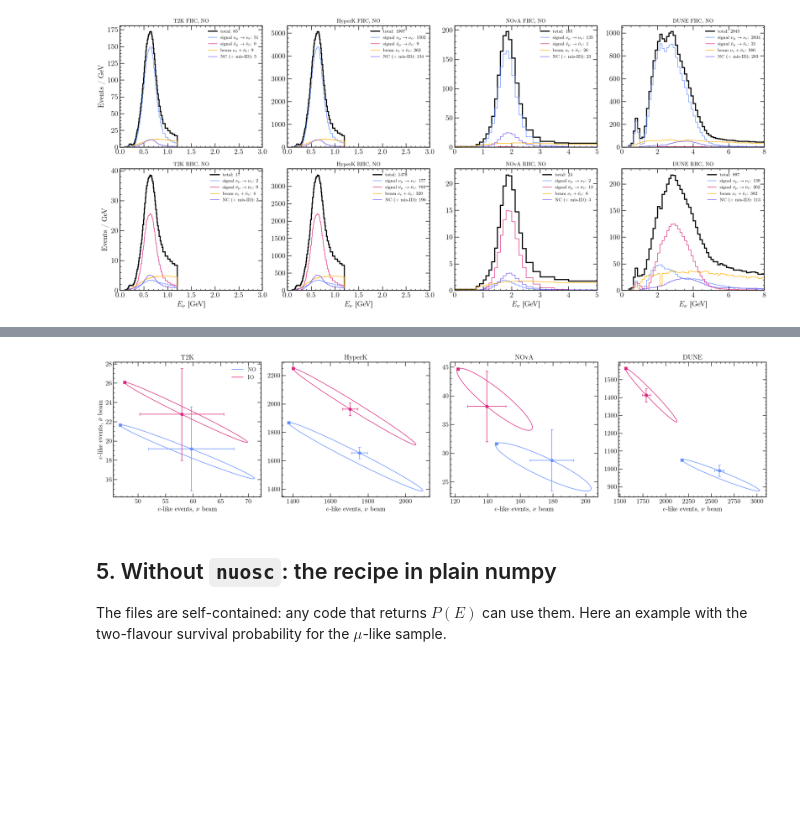
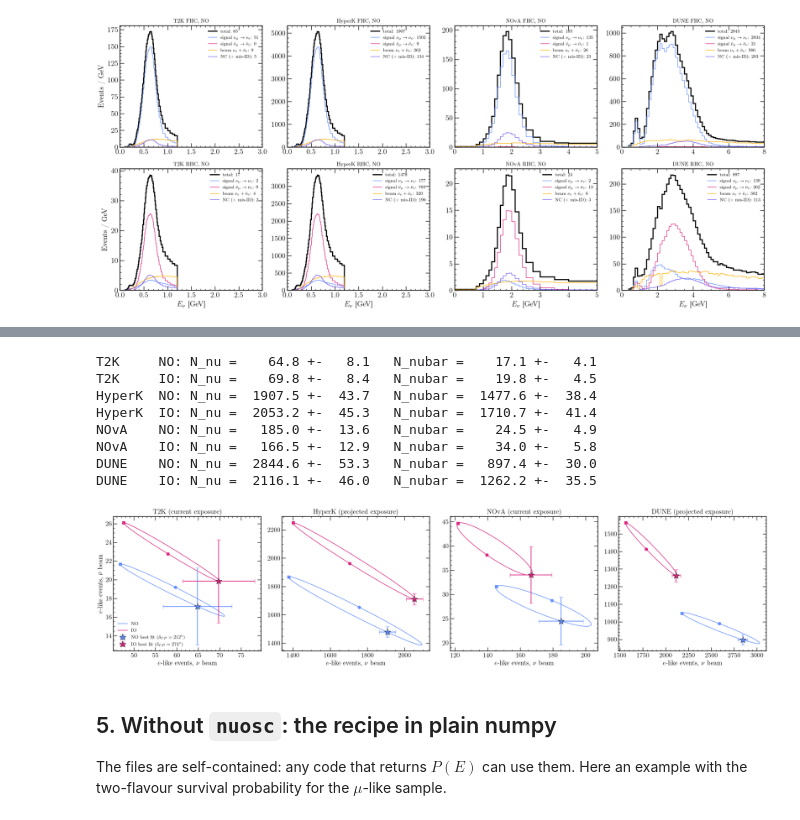
Before and after one commit to vanessacerrone/nu-osc, a Jupyter notebook: fd_spectra_quickstart.ipynb, the cells around one changed output, grey strips where cells are left out. Saved outputs shown, nothing was run; the diff lists cells and outputs as text; code cells hidden in the pictures; blank space fills up the shorter version.

```diff
--- a/fd_spectra_quickstart.ipynb
+++ b/fd_spectra_quickstart.ipynb
@@ -33,0 +154,6 @@ plot style: latex_style
+# %%
+for name in EXPERIMENTS:
+    s = load_fd_spectra(name)
+    print(f"===== {name}  ({len(s['E'])} bins, L = {s['baseline']} km, rho = {s['rho']} g/cm^3)")
+    print(s["header"])
+    print()
@@ -68,7 +212,7 @@ osc = {o: NeutrinoOscillator(o) for o in ("NO", "IO")}
 panels = [("FHC", "e_like", r"$e$-like, $\nu$ beam"), ("RHC", "e_like", r"$e$-like, $\bar\nu$ beam"),
           ("FHC", "mu_like", r"$\mu$-like, $\nu$ beam"), ("RHC", "mu_like", r"$\mu$-like, $\bar\nu$ beam")]
 
-fig, axes = plt.subplots(len(EXPERIMENTS), 4, figsize=(18, 14))
+fig, axes = plt.subplots(len(EXPERIMENTS), 4, figsize=(18, 14), dpi = 400)
 for i, name in enumerate(EXPERIMENTS):
     for o, ls in (("NO", "-"), ("IO", "--")):
         p = predict(name, osc[o])
@@ -119,22 +307,41 @@ Circles: $\delta_{CP}=0$, squares: $\delta_{CP}=90^\circ$; error bars: $\sqrt N$
 # %%
 deltas = np.linspace(0, 360, 73)
+SYST = 0.0            # fractional systematic added in quadrature to sqrt(N), e.g. 0.05 for 5 %
+STATUS = {"T2K": "current", "NOvA": "current", "HyperK": "projected", "DUNE": "projected"}
+
 fig, axes = plt.subplots(1, len(EXPERIMENTS), figsize=(20, 5))
 for ax, name in zip(axes, EXPERIMENTS):
     spec = load_fd_spectra(name)
     for i, o in enumerate(("NO", "IO")):
         N = np.array([[predict(name, NeutrinoOscillator(o, delta_cp=d), spectra=spec)[m]["e_like"].sum()
                        for m in ("FHC", "RHC")] for d in deltas])
         ax.plot(N[:, 0], N[:, 1], color=c[i], label=o)
-        ax.errorbar(N[0, 0], N[0, 1], xerr=np.sqrt(N[0, 0]), yerr=np.sqrt(N[0, 1]), fmt="o", color=c[i], capsize=3)
-        ax.plot(N[18, 0], N[18, 1], "s", color=c[i])
-    ax.set_title(name)
+        ax.plot(N[0, 0], N[0, 1], "o", color=c[i])          # delta_CP = 0
+        ax.plot(N[18, 0], N[18, 1], "s", color=c[i])        # delta_CP = 90 deg
+
+        bf = NeutrinoOscillator(o)                          # NuFIT 6.0 best fit for this ordering
+        Nbf = np.array([predict(name, bf, spectra=spec)[m]["e_like"].sum() for m in ("FHC", "RHC")])
+        err = np.sqrt(Nbf + (SYST * Nbf) ** 2)
+        ax.errorbar(*Nbf, xerr=err[0], yerr=err[1], fmt="*", ms=14, color=c[i], mec="k", mew=0.6,
+                    capsize=4, elinewidth=1.5, zorder=5,
+                    label=rf"{o} best fit ($\delta_{{CP}} = {bf.delta_cp:.0f}^\circ$)")
+        print(f"{name:7s} {o}: N_nu = {Nbf[0]:7.1f} +- {err[0]:5.1f}   N_nubar = {Nbf[1]:7.1f} +- {err[1]:5.1f}")
+    ax.set_title(f"{name} ({STATUS[name]} exposure)")
     ax.set_xlabel(r"$e$-like events, $\nu$ beam")
 axes[0].set_ylabel(r"$e$-like events, $\bar\nu$ beam")
-axes[0].legend()
+axes[0].legend(fontsize="small")
 plt.tight_layout()
 plt.show()
 # %% [output]
+T2K     NO: N_nu =    64.8 +-   8.1   N_nubar =    17.1 +-   4.1
+T2K     IO: N_nu =    69.8 +-   8.4   N_nubar =    19.8 +-   4.5
+HyperK  NO: N_nu =  1907.5 +-  43.7   N_nubar =  1477.6 +-  38.4
+HyperK  IO: N_nu =  2053.2 +-  45.3   N_nubar =  1710.7 +-  41.4
+NOvA    NO: N_nu =   185.0 +-  13.6   N_nubar =    24.5 +-   4.9
+NOvA    IO: N_nu =   166.5 +-  12.9   N_nubar =    34.0 +-   5.8
+DUNE    NO: N_nu =  2844.6 +-  53.3   N_nubar =   897.4 +-  30.0
+DUNE    IO: N_nu =  2116.1 +-  46.0   N_nubar =  1262.2 +-  35.5
-[figure, old version]
+[figure, new version]
 # %% [markdown]
 ## 5. Without `nuosc`: the recipe in plain numpy
 
```
Also changed, not shown: parts of 5 cells of this notebook, 32 other files.
